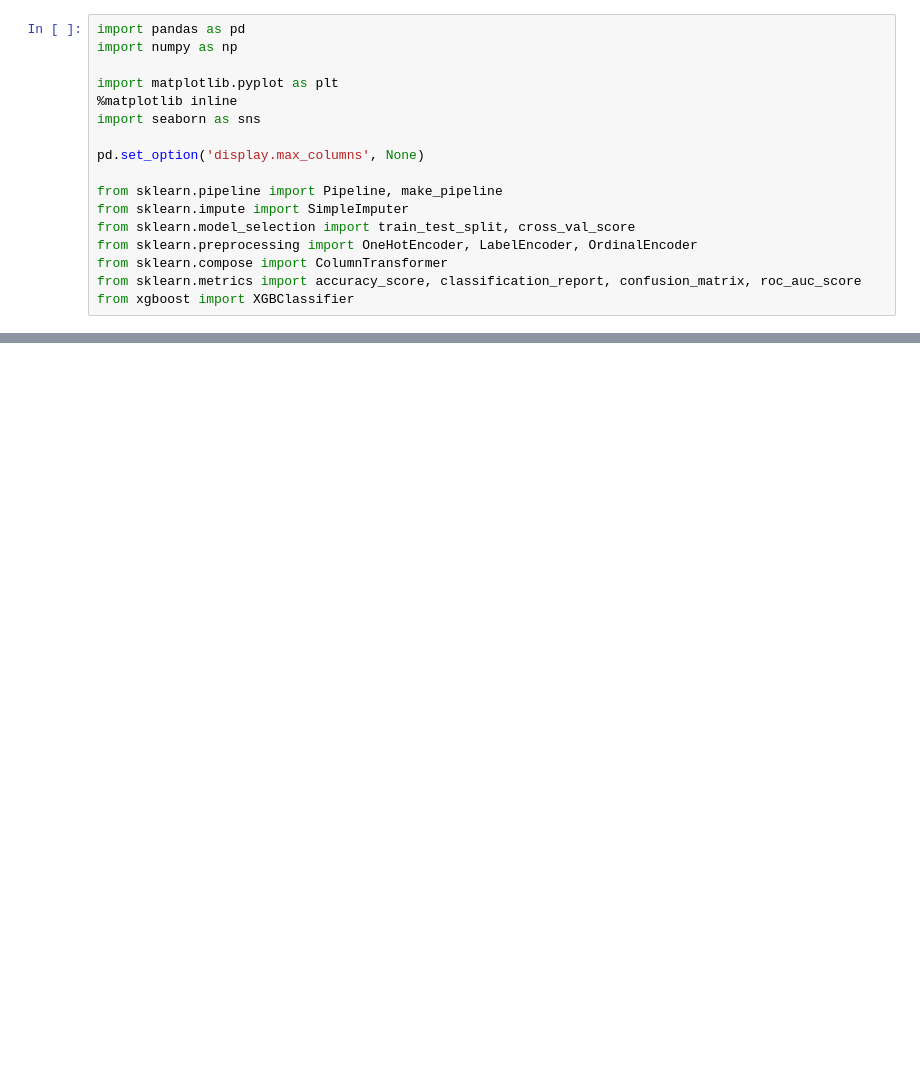
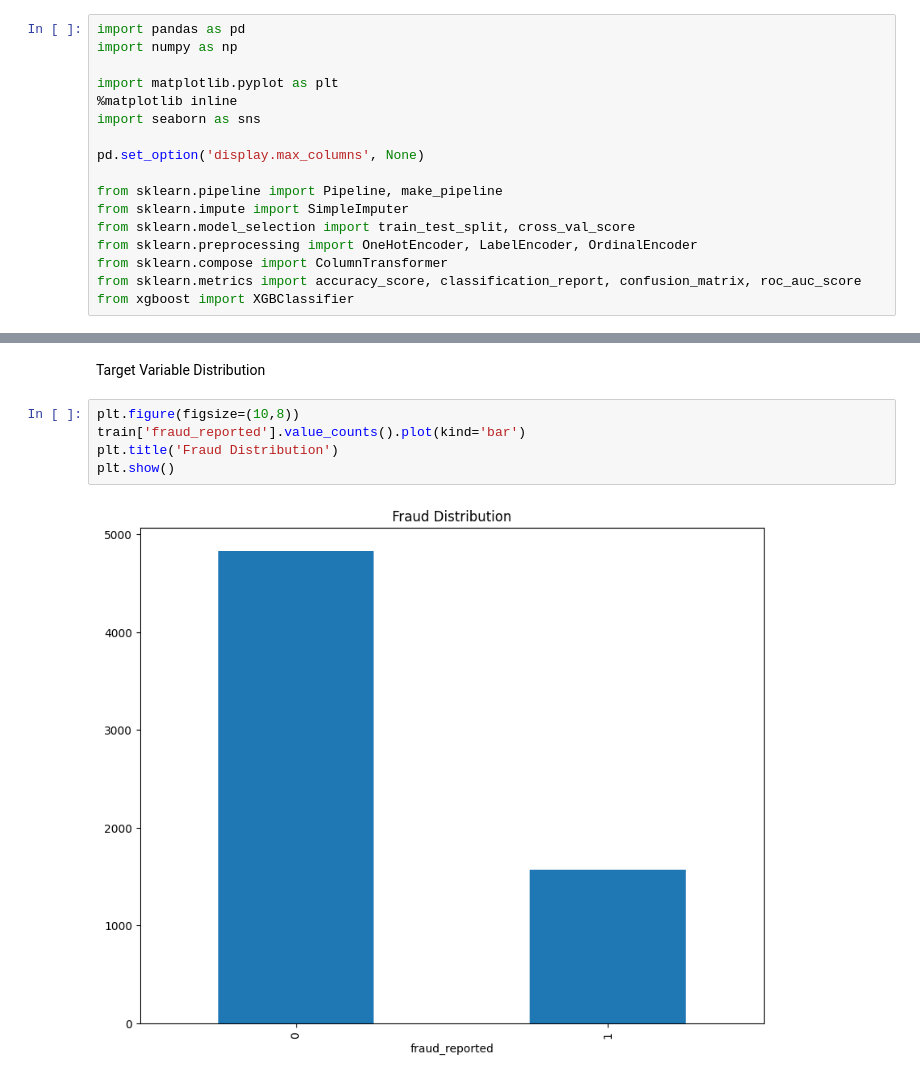
Before and after one commit to samuelfrann/ETEProject, a Jupyter notebook: src/notebook/EDA.ipynb, the cells around one changed output, grey strips where cells are left out. Saved outputs shown, nothing was run; the diff lists cells and outputs as text; blank space fills up the shorter version.

```diff
--- a/src/notebook/EDA.ipynb
+++ b/src/notebook/EDA.ipynb
@@ -22,0 +186,9 @@ ImportError: Missing optional dependency 'openpyxl'.  Use pip or conda to instal
+# %% [markdown]
+Target Variable Distribution
+# %%
+plt.figure(figsize=(10,8))
+train['fraud_reported'].value_counts().plot(kind='bar')
+plt.title('Fraud Distribution')
+plt.show()
+# %% [output]
+[figure, added]
```
Also changed, not shown: parts of 24 cells of this notebook, 1 other file.
